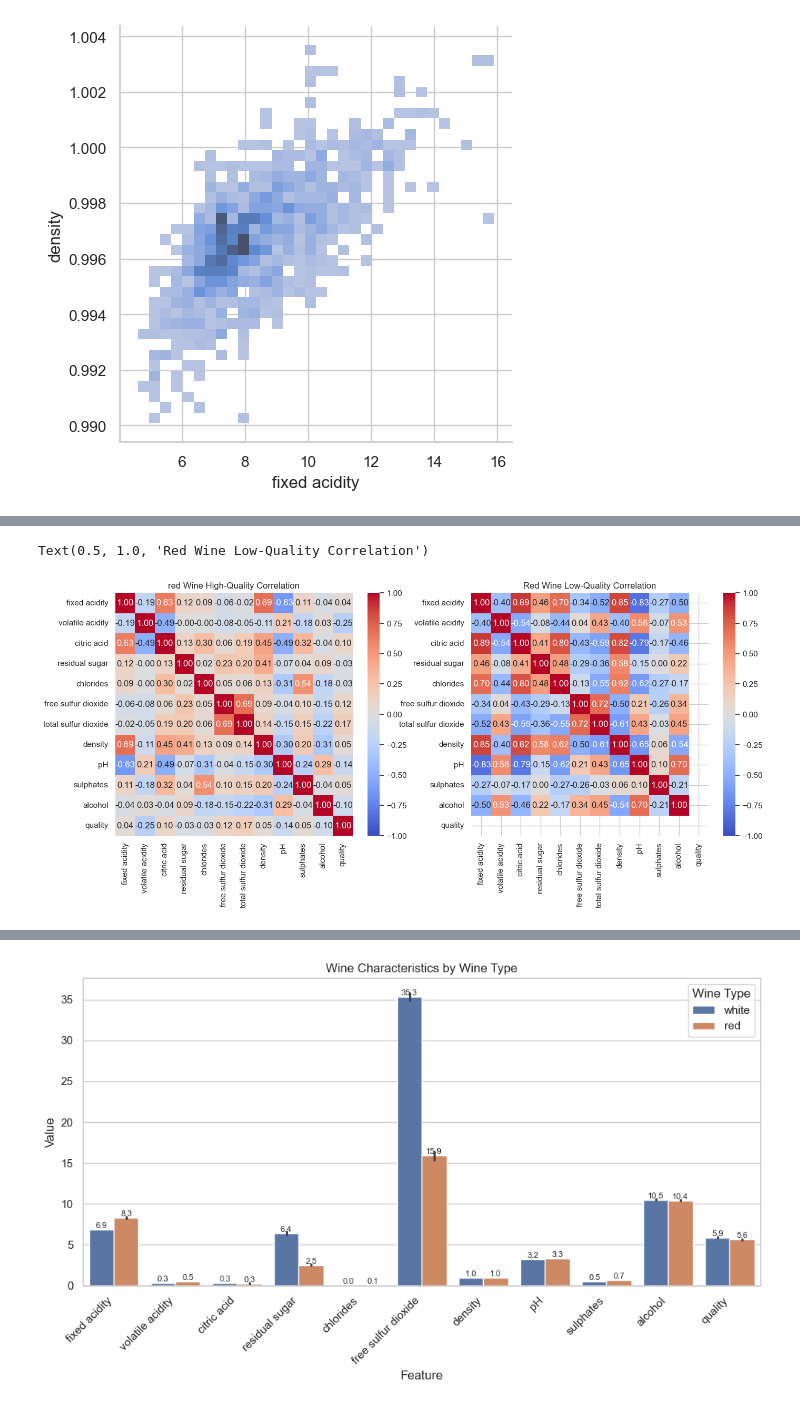
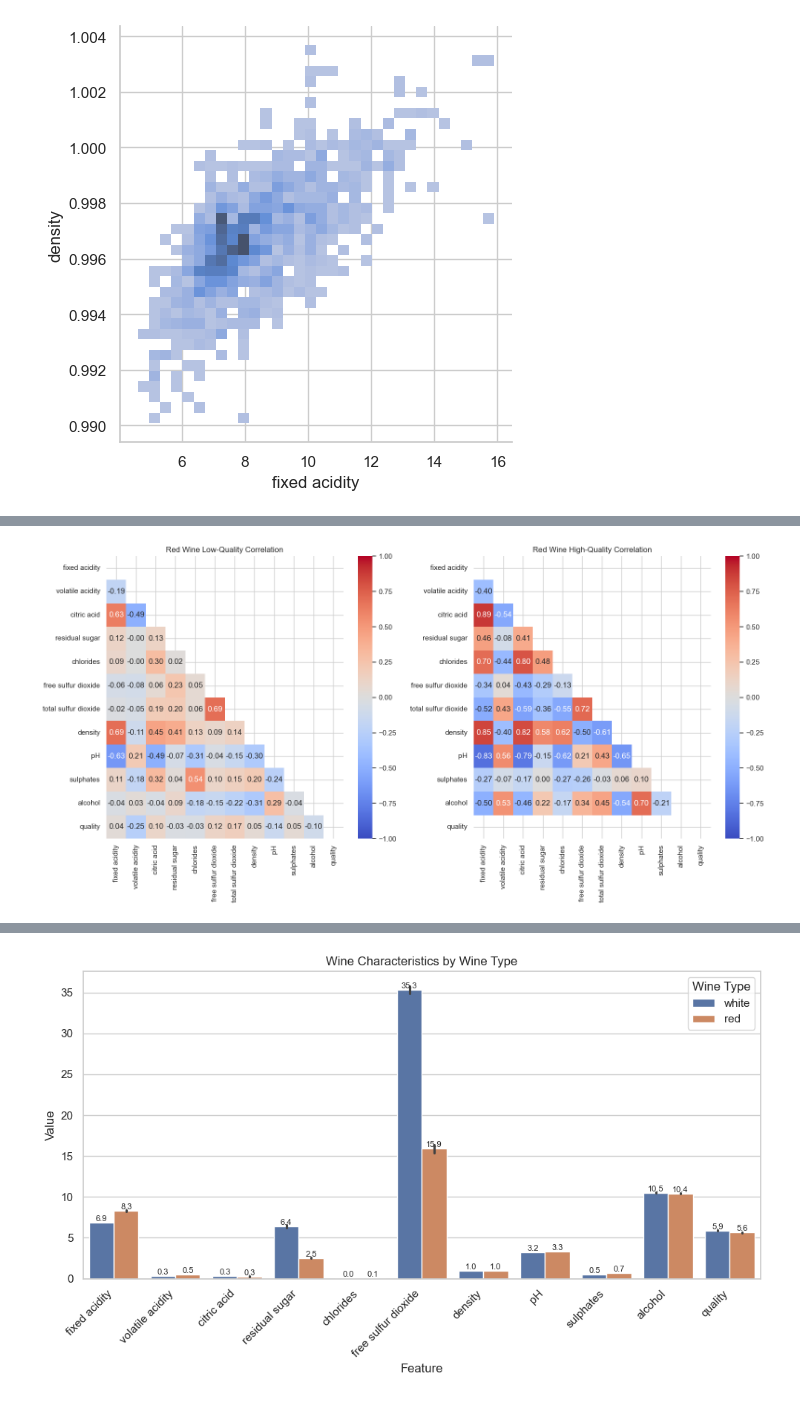
Before and after one commit to rakeshtparayil/BlueBerry-Winery, a Jupyter notebook: blueBerry_winery.ipynb, the cells around one changed output, grey strips where cells are left out. Saved outputs shown, nothing was run; the diff lists cells and outputs as text; code cells hidden in the pictures.

```diff
--- a/blueBerry_winery.ipynb
+++ b/blueBerry_winery.ipynb
@@ -445,24 +483,47 @@ sns.heatmap(corr_matrix,annot=True,fmt=".1f",cmap='coolwarm')
 # %%
 # Select only numeric columns
-numeric_cols = whitewine.select_dtypes(include=['float64', 'int64'])
 numeric_cols = redwine.select_dtypes(include=['float64', 'int64'])
 
-# Calculate correlation matrix for high-quality wines
-high_quality_data_red_high = redwine[redwine['quality_label'] == 'high']
-high_quality_data_red_low = redwine[redwine['quality_label'] == 'low']
-correlation_matrix_red_high = high_quality_data_red_high[numeric_cols.columns].corr()
-correlation_matrix_red_low = high_quality_data_red_low[numeric_cols.columns].corr()
+# Filter data for high and low-quality wines
+high_quality_data_red = redwine[redwine['quality_label'] == 'high']
+low_quality_data_red = redwine[redwine['quality_label'] == 'low']
+
+# Calculate correlation matrices
+correlation_matrix_red_high = high_quality_data_red[numeric_cols.columns].corr()
+correlation_matrix_red_low = low_quality_data_red[numeric_cols.columns].corr()
+
+# Generate a mask for the upper triangle
+mask = np.triu(np.ones_like(correlation_matrix_red_high, dtype=bool))
 
 # Plot the heatmaps side by side
-fig, axes = plt.subplots(1, 2, figsize=(16, 6))
+fig, axes = plt.subplots(1, 2, figsize=(16, 8))
 
-# Heatmap for Red Wine low
-sns.heatmap(correlation_matrix_red_low, annot=True, cmap='coolwarm', fmt=".2f", vmin=-1, vmax=1, ax=axes[0])
-axes[0].set_title("red Wine High-Quality Correlation")
+# Heatmap for Red Wine Low-Quality (masked upper triangle)
+sns.heatmap(
+    correlation_matrix_red_low,
+    mask=mask,
+    annot=True,
+    cmap='coolwarm',
+    fmt=".2f",
+    vmin=-1, vmax=1,
+    ax=axes[0]
+)
+axes[0].set_title("Red Wine Low-Quality Correlation")
 
-# Heatmap for Red Wine High
-sns.heatmap(correlation_matrix_red_high, annot=True, cmap='coolwarm', fmt=".2f", vmin=-1, vmax=1, ax=axes[1])
-axes[1].set_title("Red Wine Low-Quality Correlation")
+# Heatmap for Red Wine High-Quality (masked upper triangle)
+sns.heatmap(
+    correlation_matrix_red_high,
+    mask=mask,
+    annot=True,
+    cmap='coolwarm',
+    fmt=".2f",
+    vmin=-1, vmax=1,
+    ax=axes[1]
+)
+axes[1].set_title("Red Wine High-Quality Correlation")
+
+# Adjust layout
+plt.tight_layout()
+plt.show()
 # %% [output]
-Text(0.5, 1.0, 'Red Wine Low-Quality Correlation')
-[figure, old version]
+[figure, new version]
```
Also changed, not shown: parts of 6 cells of this notebook.
